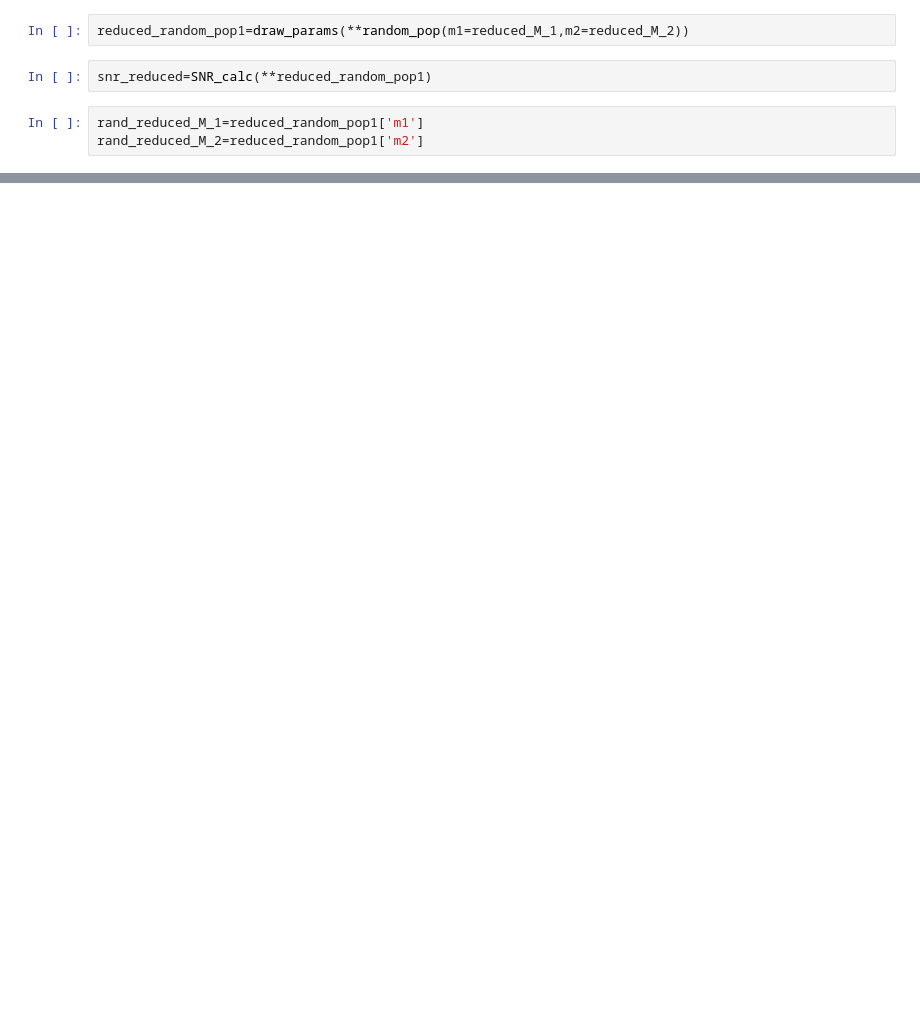
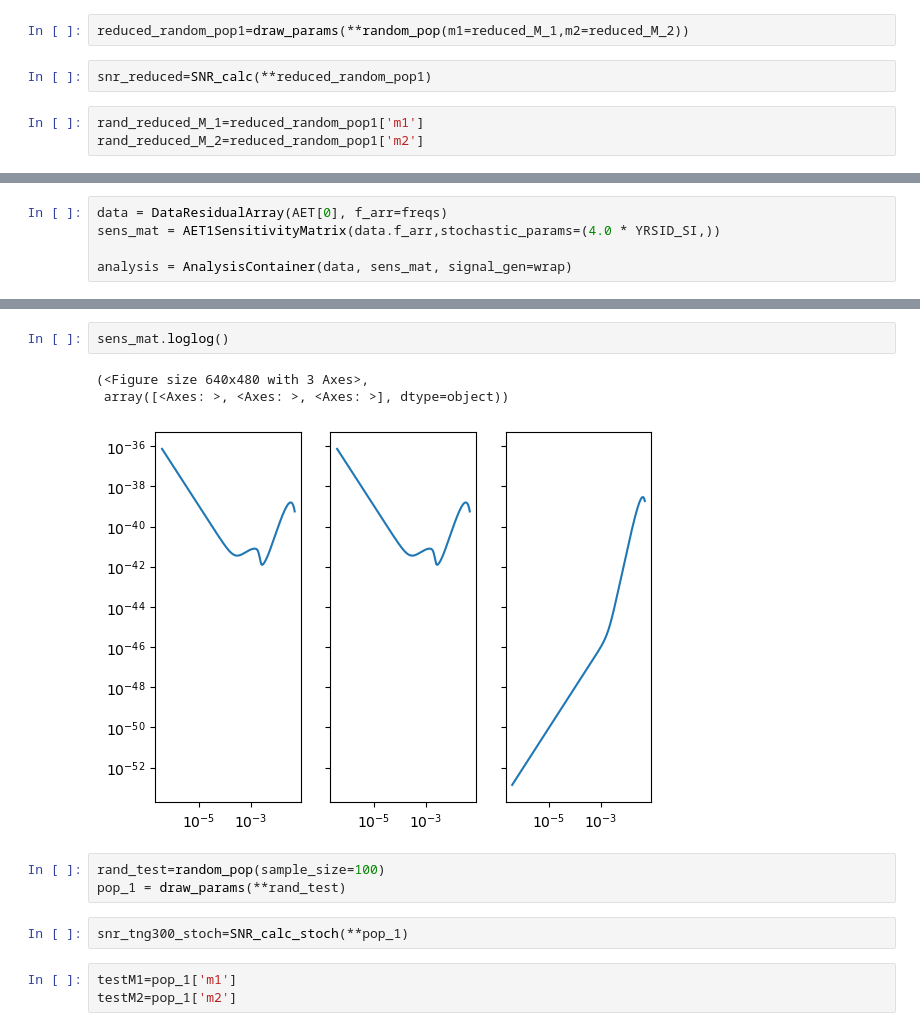
Before and after one commit to Thirtha17/SMBH-Merger-SNR-calculation-with-LISA, a Jupyter notebook: SMBH Merger Analysis for Cosmological Simulations TNG-300.ipynb, the cells around one changed output, grey strips where cells are left out. Cells and saved outputs as stored; diff of their text form; blank space fills up the shorter version.

```diff
--- a/SMBH Merger Analysis for Cosmological Simulations TNG-300.ipynb
+++ b/SMBH Merger Analysis for Cosmological Simulations TNG-300.ipynb
@@ -646,0 +809,5 @@ avg_hist(np.log10(rand_reduced_M_1),np.log10(rand_reduced_M_2),np.array(snr_redu
+# %%
+data = DataResidualArray(AET[0], f_arr=freqs)
+sens_mat = AET1SensitivityMatrix(data.f_arr,stochastic_params=(4.0 * YRSID_SI,))
+
+analysis = AnalysisContainer(data, sens_mat, signal_gen=wrap)
@@ -646,0 +818,14 @@ avg_hist(np.log10(rand_reduced_M_1),np.log10(rand_reduced_M_2),np.array(snr_redu
+# %%
+sens_mat.loglog()
+# %% [output]
+(<Figure size 640x480 with 3 Axes>,
+ array([<Axes: >, <Axes: >, <Axes: >], dtype=object))
+[figure, added]
+# %%
+rand_test=random_pop(sample_size=100)
+pop_1 = draw_params(**rand_test)
+# %%
+snr_tng300_stoch=SNR_calc_stoch(**pop_1)
+# %%
+testM1=pop_1['m1']
+testM2=pop_1['m2']
```
Also changed, not shown: parts of 44 cells of this notebook, 2 other files.
